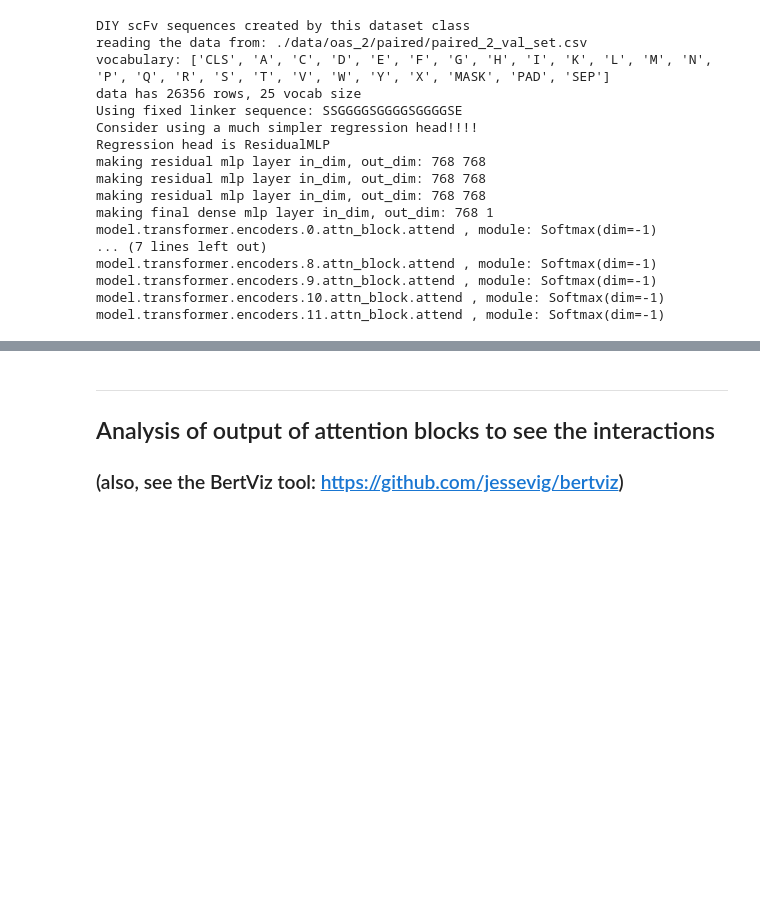
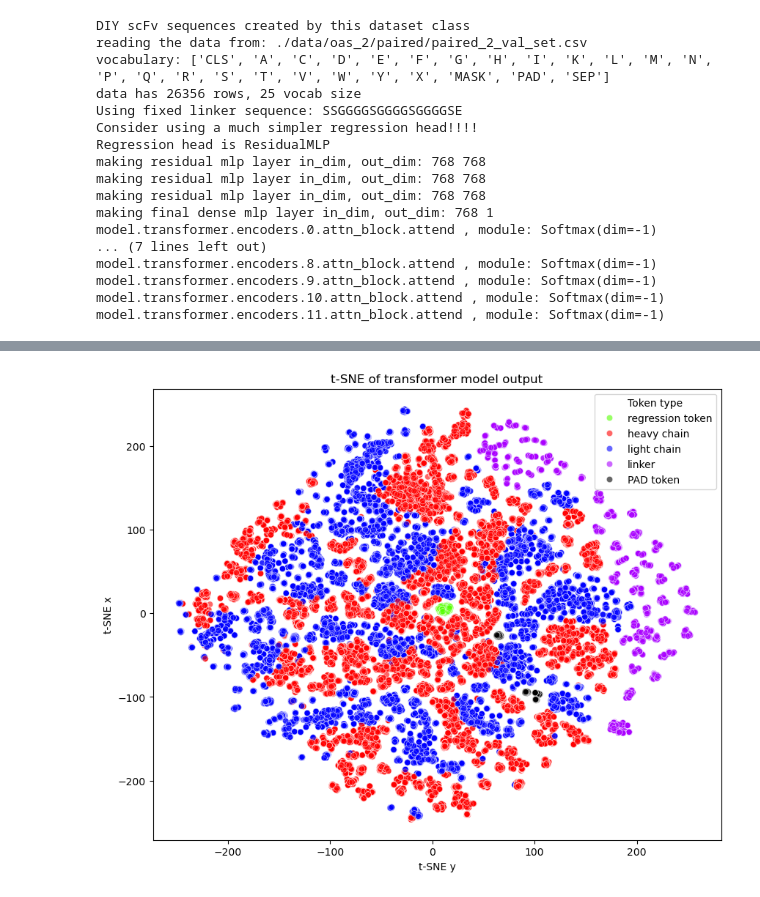
Before and after one commit to planaria158/BERT-antibody-antigen-binding-energy, a Jupyter notebook: tSNE_and_Attn_Maps.ipynb, the cells around one changed output, grey strips where cells are left out. Saved outputs shown, nothing was run; the diff lists cells and outputs as text; code cells hidden in the pictures; blank space fills up the shorter version.

Commit message:
analysis notebooks changes

```diff
--- a/tSNE_and_Attn_Maps.ipynb
+++ b/tSNE_and_Attn_Maps.ipynb
@@ -39,6 +37,10 @@ with open(config_path, 'r') as file:
 
 model_config = config['model_params']
 train_config = config['train_params']
+
+# hardwire mask_prob to 0
+train_config['mask_prob'] = 0
+
 test_config = config['test_params']
 print(model_config)
 print(train_config)
@@ -57,7 +59,7 @@ Seed set to 3407
 #----------------------------------------------------------
 test_data_path = './data/oas_2/paired/paired_2_val_set.csv'
 test_dataset = dataset(train_config, model_config['block_size'], test_data_path, regularize=False)
-test_loader = DataLoader(test_dataset, shuffle=False, batch_size=5) #256) #train_config['batch_size'])
+test_loader = DataLoader(test_dataset, shuffle=False, batch_size=256) #train_config['batch_size'])
 
 #----------------------------------------------------------
 # Load pre-trained model
@@ -137,21 +142,0 @@ torch.Size([5, 16, 248, 248])
-# %%
-# import torch library
-import torch
-from torch.nn.functional import normalize
-
-# define a torch tensor
-t = torch.tensor([1., 2., 3., -2., -5.])
-
-# print the above tensor
-print("Tensor:", t)
-
-# normalize the tensor
-t1 = normalize(t, p=1.0, dim = 0)
-t2 = normalize(t, p=2.0, dim = 0)
-
-print(torch.sum(torch.abs(t1)))
-print(torch.sum(torch.abs(t2)))
-
-# print normalized tensor
-print("Normalized tensor with p=1:", t1)
-print("Normalized tensor with p=2:", t2)
@@ -376,29 +411,31 @@ pk.dump(x_tsne, open(os.path.join(path, 'tsne_10000iter_tform_pretrain_paired2.p
 # %%
 import seaborn as sns
 import matplotlib.pyplot as plt
 
 # Create an array with three colors
 colors = ["#55FF00", "#FF0000", "#0000FF", "#aa00FF",  "#000000"] # rgb, purple, and black
-# colors = ["#0000FF", "#A0A0A0", "#FF0000"] # rgb
 # Set custom color palette
 my_palette = sns.color_palette(colors)
 sns.set_palette(my_palette)
 
 fig, ax = plt.subplots(figsize=(10, 8))
 x_all = x_tsne[:, 0]
 y_all = x_tsne[:, 1]
+# cat_all = group_labels #labels
 cat_all = labels
 plt.title('t-SNE of transformer model output')
 ax.set_xlabel("t-SNE y")
 ax.set_ylabel("t-SNE x")
 p = sns.scatterplot(x=x_all, y=y_all, alpha=0.6, ax=ax, palette=sns.color_palette(my_palette), hue=labels, legend=True)
 
 # title
 p.legend_.set_title('Token type')
-new_labels = ['regression token', 'aa: non-CDR', 'aa: CDR region (29-108)']
 new_labels = ['regression token', 'heavy chain', 'light chain', 'linker',  'PAD token']
+# new_labels = groups
 for t, l in zip(p.legend_.texts, new_labels):
     t.set_text(l)
+# %% [output]
+[figure, added]
 # %%
 # Set the color palette
 sns.set_palette(sns.color_palette("Paired"))
@@ -413,8 +450,3 @@ ax.set_ylabel("total miles")
 ax.spines['top'].set_visible(False)
 ax.spines['right'].set_visible(False)
 plt.show()
-# %% [markdown]
-----
-## Analysis of output of attention blocks to see the interactions
-
-### (also, see the BertViz tool:  https://github.com/jessevig/bertviz)
```
Also changed, not shown: parts of 18 cells of this notebook, 1 other file.
